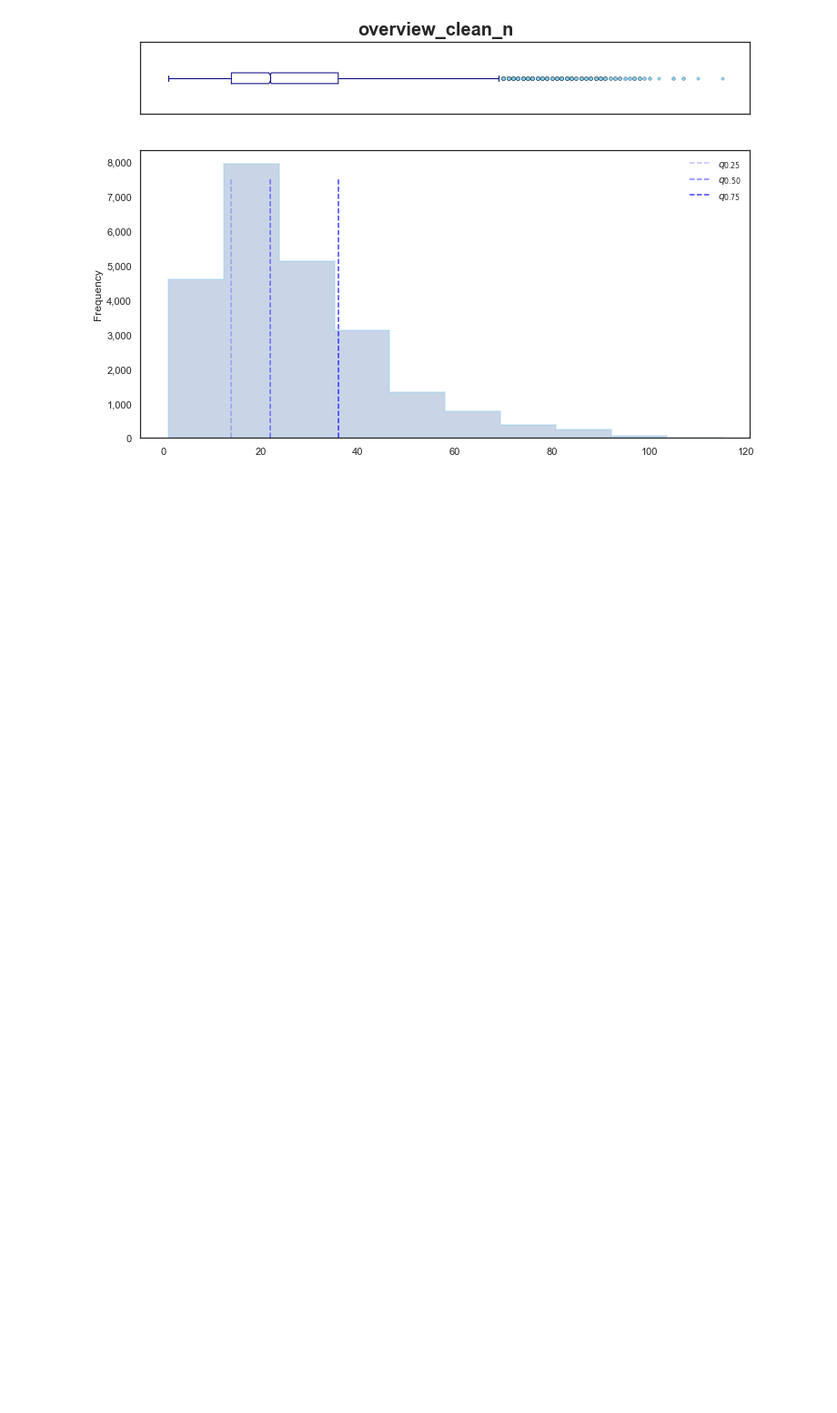
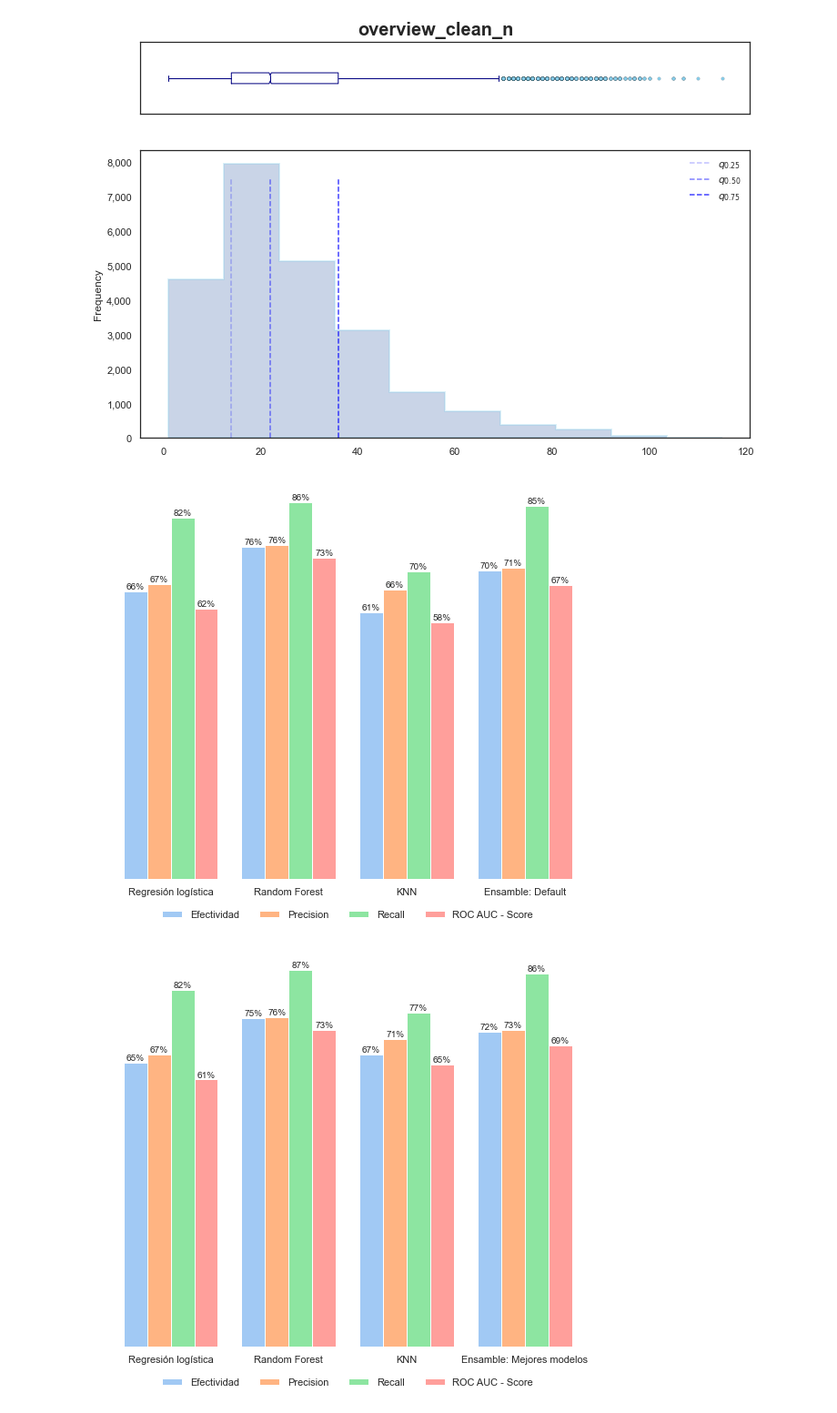
Before and after one commit to jesus-valencia97/Diplomado-en-ciencia-de-datos, a Jupyter notebook: Proyecto/Modulo 5/M1/M5 - Modulo1.ipynb, the cells around one changed output. Shown at 91% size. Cells and saved outputs as stored; diff of their text form; code cells hidden in the pictures; blank space fills up the shorter version.

```diff
--- a/Proyecto/Modulo 5/M1/M5 - Modulo1.ipynb
+++ b/Proyecto/Modulo 5/M1/M5 - Modulo1.ipynb
@@ -460,3 +460,34 @@ TC.cloud(movies,'overview_clean')
 PlotUtils.hist_box(movies,'overview_clean_n')
 # %% [output]
 [figure]
+# %%
+ModelMetricsDef_TFID = pd.read_excel('../M2/ModelMetricsDef_TFID.xlsx',index_col=0)
+ModelMetricsDef_d2v = pd.read_excel('../M2/ModelMetricsDef_d2v.xlsx',index_col=0)
+ModelMetrics_TFID = pd.read_excel('../M2/ModelMetrics_TFID.xlsx',index_col=0)
+ModelMetrics_d2v = pd.read_excel('../M2/ModelMetrics_d2v.xlsx',index_col=0)
+# %%
+
+g = ModelMetricsDef_TFID.T.plot(kind = 'bar',figsize = (10,8),rot= 0,width=0.8,color = sns.color_palette('pastel',4))
+
+for c in g.containers:
+    g.bar_label(c,labels=[str(round(x*100)) + '%' for x in c.datavalues],size=10)
+
+sns.despine(bottom = True, left = True)
+plt.gca().set_yticks([])
+plt.legend(ncol = 4, loc ='lower center',bbox_to_anchor=(0.5, -0.125))
+
+plt.show()
+
+g = ModelMetrics_TFID.T.plot(kind = 'bar',figsize = (10,8),rot= 0,width=0.8,color = sns.color_palette('pastel',4))
+
+for c in g.containers:
+    g.bar_label(c,labels=[str(round(x*100)) + '%' for x in c.datavalues],size=10)
+
+sns.despine(bottom = True, left = True)
+plt.gca().set_yticks([])
+plt.legend(ncol = 4, loc ='lower center',bbox_to_anchor=(0.5, -0.125))
+
+plt.show()
+# %% [output]
+[figure, added]
+[figure, added]
```
Also changed, not shown: parts of 1 cell of this notebook.
